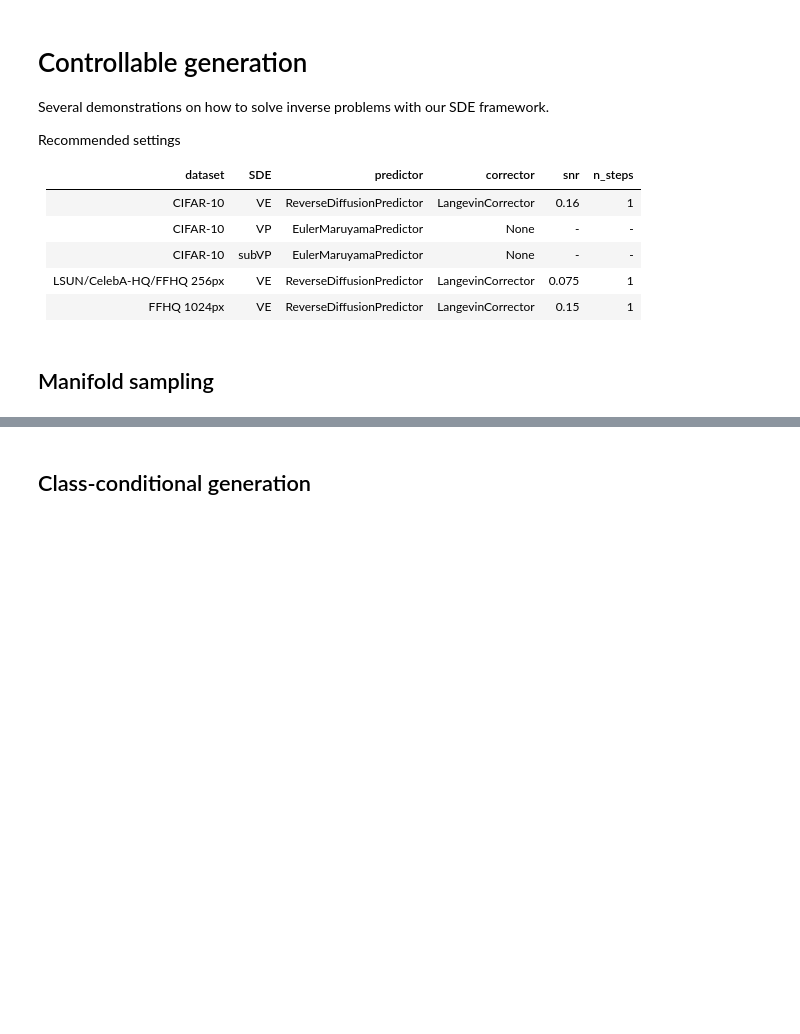
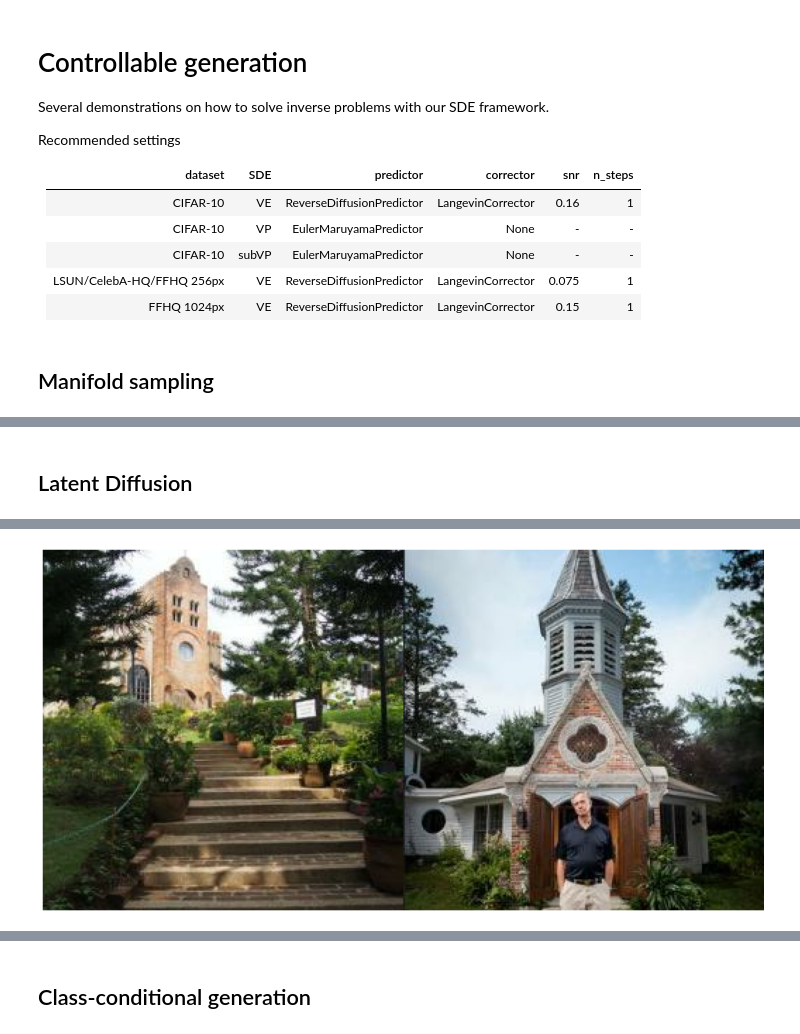
Before and after one commit to samsartor/score_sde, a Jupyter notebook: Score_SDE_demo_PyTorch.ipynb, the cells around one changed output, grey strips where cells are left out. Saved outputs shown, nothing was run; the diff lists cells and outputs as text; code cells hidden in the pictures; blank space fills up the shorter version.

Commit message:
try to test svae diffusion

```diff
--- a/Score_SDE_demo_PyTorch.ipynb
+++ b/Score_SDE_demo_PyTorch.ipynb
@@ -20,8 +20,6 @@ import matplotlib.pyplot as plt
 import io
 import csv
 import numpy as np
-import pandas as pd
-import seaborn as sns
 import matplotlib
 import importlib
 import os
@@ -42,12 +40,12 @@ import likelihood
 import controllable_generation
 import manifold_generation
 from utils import restore_checkpoint
-sns.set(font_scale=2)
-sns.set(style="whitegrid")
 
 import models
 from models import utils as mutils
 from models import ddpm as ddpm_model
+from models import ncsnpp as ncsnpp_model
+from models import svae as svae_model
 import sampling
 from likelihood import get_likelihood_fn
 from sde_lib import VESDE, VPSDE, subVPSDE
@@ -65,13 +62,13 @@ WARNING:tensorflow:From /home/slsartor/Src/score_sde_pytorch/.env/lib/python3.8/
 # %%
 # @title Load the score-based model
 
-from configs.vp.ddpm import cifar10_continuous as configs
-ckpt_filename = "exp/vp/cifar10_ddpm_continuous/checkpoint_26.pth"
+from configs.vp import church_ncsnpp_continuous as configs
+ckpt_filename = "exp/vp/church_ncsnpp_continuous/checkpoint.pth"
 config = configs.get_config()
 sde = VPSDE(beta_min=config.model.beta_min, beta_max=config.model.beta_max, N=config.model.num_scales)
-sampling_eps = 1e-3
+sampling_eps = 1e-5
 
-batch_size =   12#@param {"type":"integer"}
+batch_size =   2#@param {"type":"integer"}
 config.training.batch_size = batch_size
 config.eval.batch_size = batch_size
 
@@ -352,0 +328,16 @@ WARNING:matplotlib.image:Clipping input data to the valid range for imshow with
+# %% [markdown]
+## Latent Diffusion
+# %%
+train_ds, eval_ds, _ = datasets.get_dataset(config)
+eval_iter = iter(eval_ds)
+
+svae = svae_model.ShallowVAE(config).to(config.device)
+svae_state = dict(step=0, model=svae)
+svae_state = restore_checkpoint("exp/svae/" + config.latent.checkpoint, svae_state, config.device)
+
+batch = next(eval_iter)
+img = batch['image']._numpy()
+img = torch.from_numpy(img).permute(0, 3, 1, 2).to(config.device)
+show_samples(img)
+z, _ = svae.encode(img)
+# %% [output]
@@ -352,0 +348 @@ WARNING:matplotlib.image:Clipping input data to the valid range for imshow with
+[figure, added]
```
Also changed, not shown: parts of 5 cells of this notebook, 6 other files.
